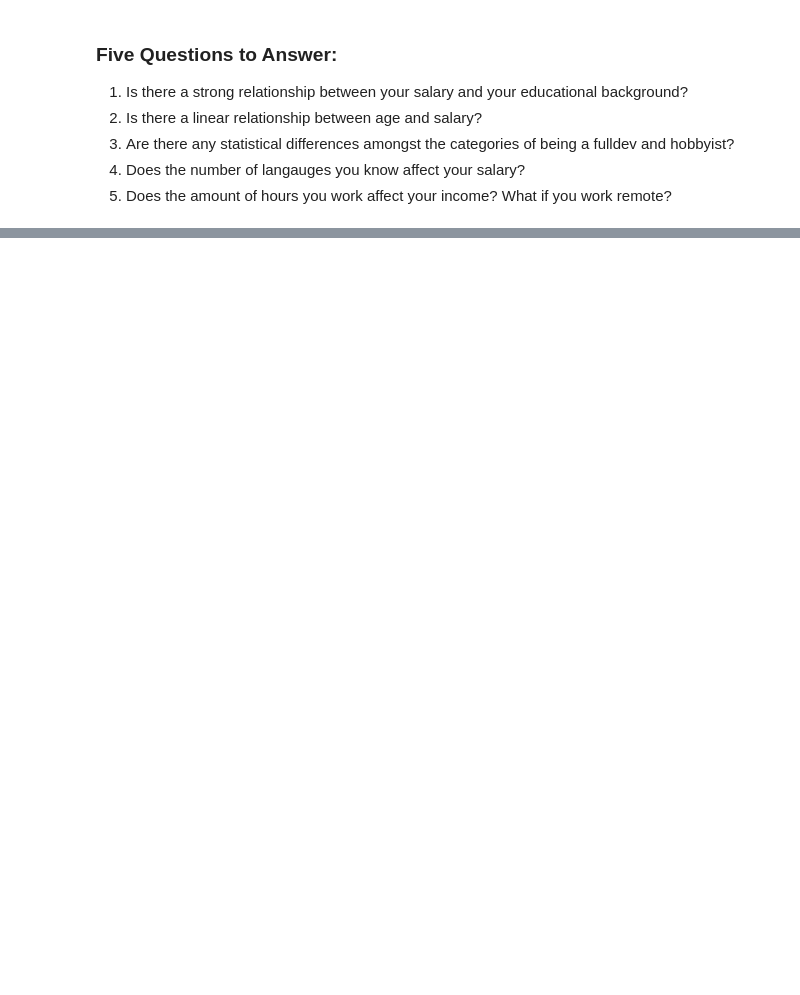
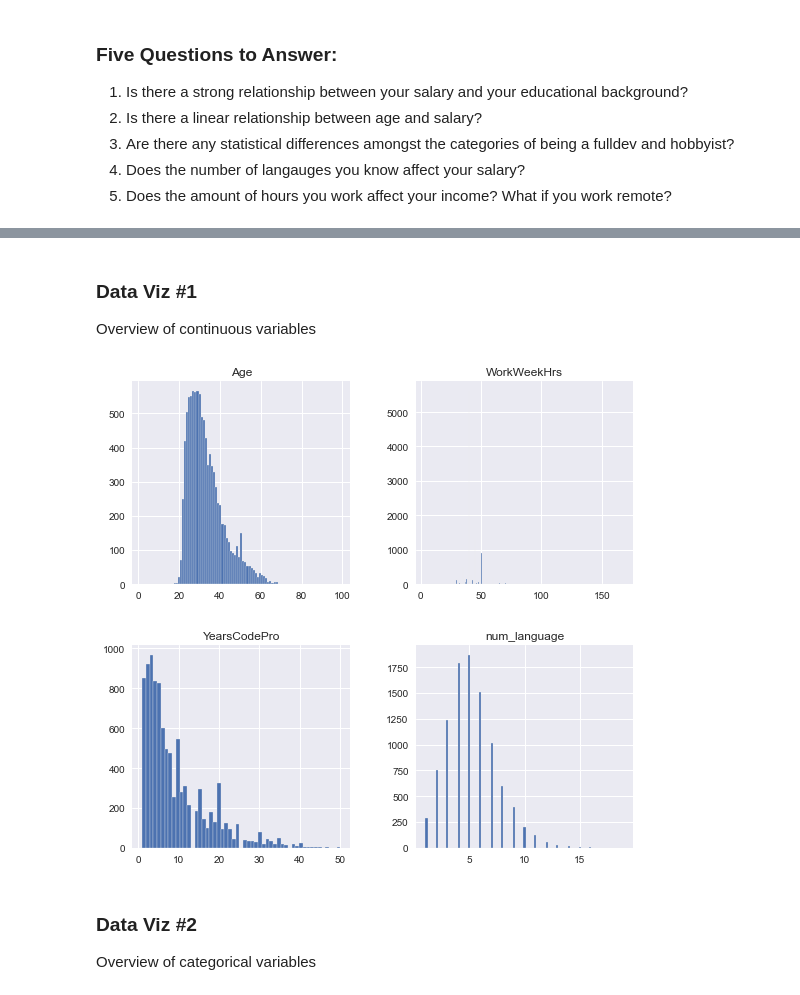
Before and after one commit to jbuenaseda/linear-regression-project, a Jupyter notebook: EDA-linreg.ipynb, the cells around one changed output, grey strips where cells are left out. Cells and saved outputs as stored; diff of their text form; code cells hidden in the pictures; blank space fills up the shorter version.

```diff
--- a/EDA-linreg.ipynb
+++ b/EDA-linreg.ipynb
@@ -185,0 +92,12 @@ print('Test Mean Squarred Error:', test_mse)
+# %% [markdown]
+### Data Viz #1
+
+Overview of continuous variables
+# %%
+# Distribution of continious vars
+continuous = ['YearsCodePro', 'num_language', 'Age', 'WorkWeekHrs']
+data_cont = data[continuous]
+data_cont.hist(figsize=[8,8], bins='auto')
+plt.show()
+# %% [output]
+[figure, added]
@@ -185,0 +106,4 @@ print('Test Mean Squarred Error:', test_mse)
+# %% [markdown]
+### Data Viz #2
+
+Overview of categorical variables
```
Also changed, not shown: parts of 84 cells of this notebook, 2 other files.
